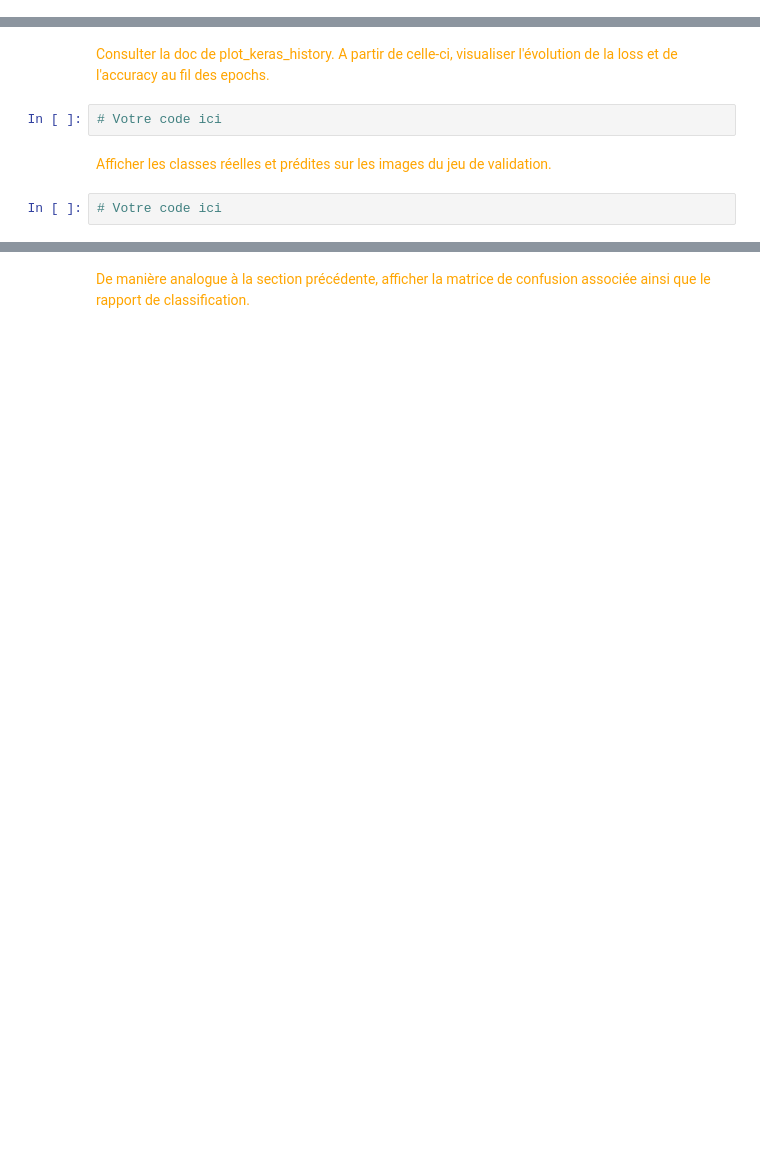
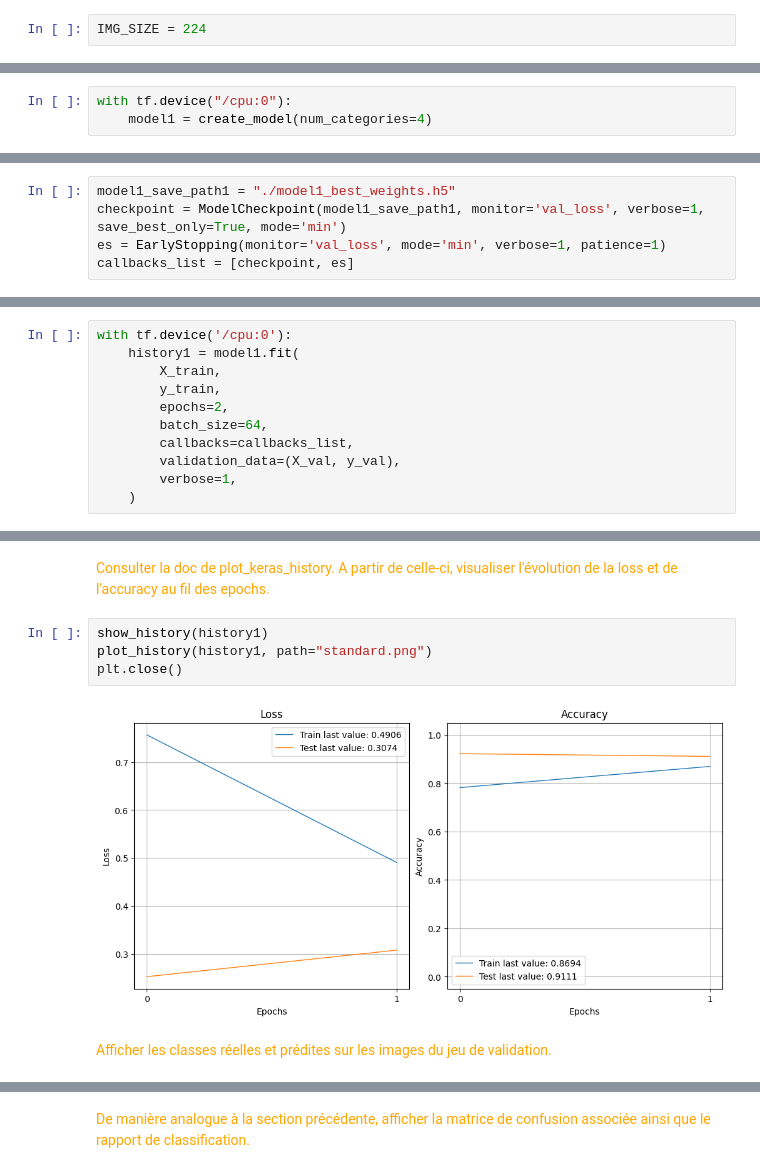
Before and after one commit to BEESPE/drn-phast, a Jupyter notebook: notebooks/live-coding/DRN-2_live-coding_cnn-weather-images.ipynb, the cells around one changed output, grey strips where cells are left out. Saved outputs shown, nothing was run; the diff lists cells and outputs as text; blank space fills up the shorter version.

```diff
--- a/notebooks/live-coding/DRN-2_live-coding_cnn-weather-images.ipynb
+++ b/notebooks/live-coding/DRN-2_live-coding_cnn-weather-images.ipynb
@@ -288,0 +472,2 @@ Remarque : généralement cette étape est effectuée AVANT tout autre traitemen
+# %%
+IMG_SIZE = 224
@@ -292,0 +531,3 @@ Remarque : généralement cette étape est effectuée AVANT tout autre traitemen
+# %%
+with tf.device("/cpu:0"):
+    model1 = create_model(num_categories=4)
@@ -297,2 +554,7 @@ Remarque : généralement cette étape est effectuée AVANT tout autre traitemen
+# %%
+model1_save_path1 = "./model1_best_weights.h5"
+checkpoint = ModelCheckpoint(model1_save_path1, monitor='val_loss', verbose=1, save_best_only=True, mode='min')
+es = EarlyStopping(monitor='val_loss', mode='min', verbose=1, patience=1)
+callbacks_list = [checkpoint, es]
 # %% [markdown]
 <font color="orange">A l'intérieur du context manager spécifiant le device à utiliser, lancer l'entraînement du modèle. Prévoir dès maintenant de sauvegarder la sortie dans une variable appelée history (nous l'utiliserons plus tard). Attention à bien préciser le jeu de validation ! </font>
@@ -300,0 +561,11 @@ Remarque : généralement cette étape est effectuée AVANT tout autre traitemen
+# %%
+with tf.device('/cpu:0'):
+    history1 = model1.fit(
+        X_train,
+        y_train,
+        epochs=2,
+        batch_size=64,
+        callbacks=callbacks_list,
+        validation_data=(X_val, y_val),
+        verbose=1,
+    )
@@ -309,8 +607,10 @@ Remarque : généralement cette étape est effectuée AVANT tout autre traitemen
 # %% [markdown]
 <font color="orange">Consulter la doc de plot_keras_history. A partir de celle-ci, visualiser l'évolution de la loss et de l'accuracy au fil des epochs.</font>
-# %%
-# Votre code ici
+# %%
+show_history(history1)
+plot_history(history1, path="standard.png")
+plt.close()
+# %% [output]
+[figure, added]
 # %% [markdown]
 <font color="orange">Afficher les classes réelles et prédites sur les images du jeu de validation.</font>
-# %%
-# Votre code ici
```
Also changed, not shown: parts of 80 cells of this notebook, 5 other files.
